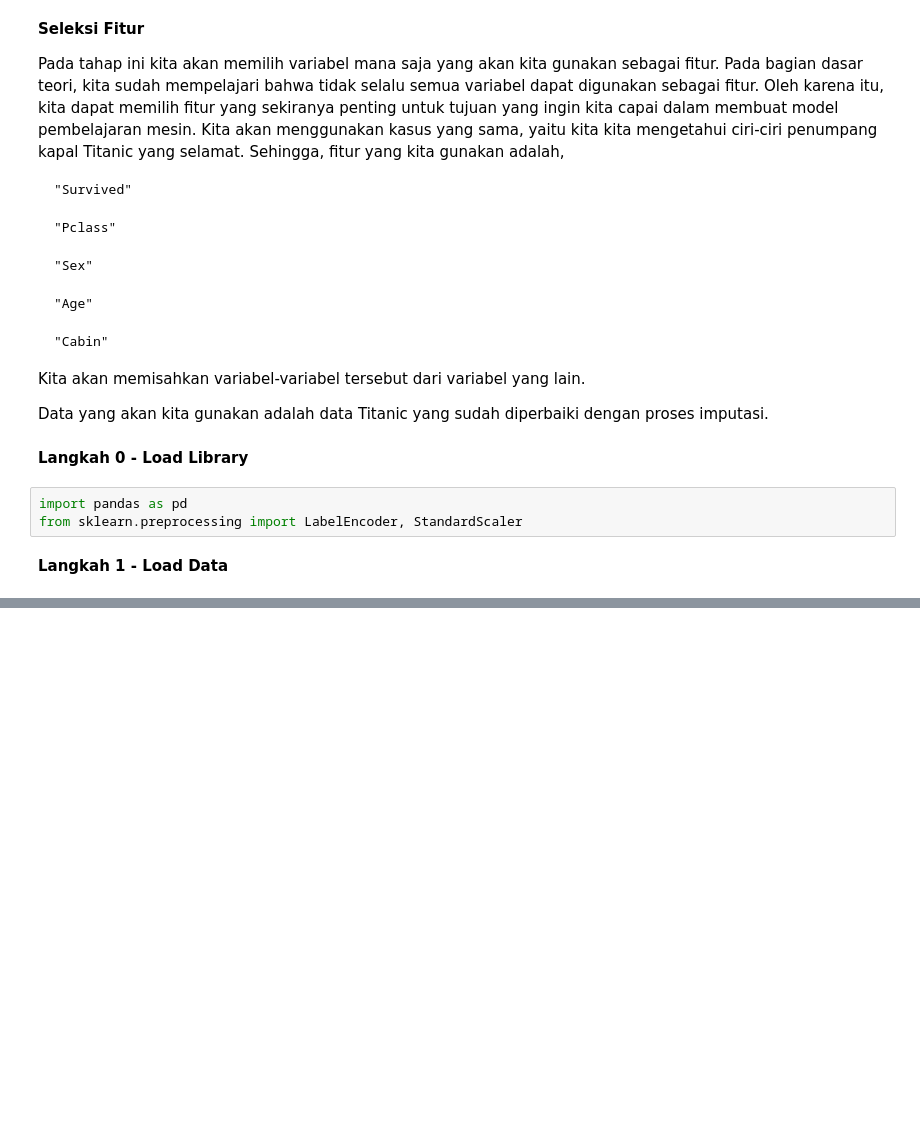
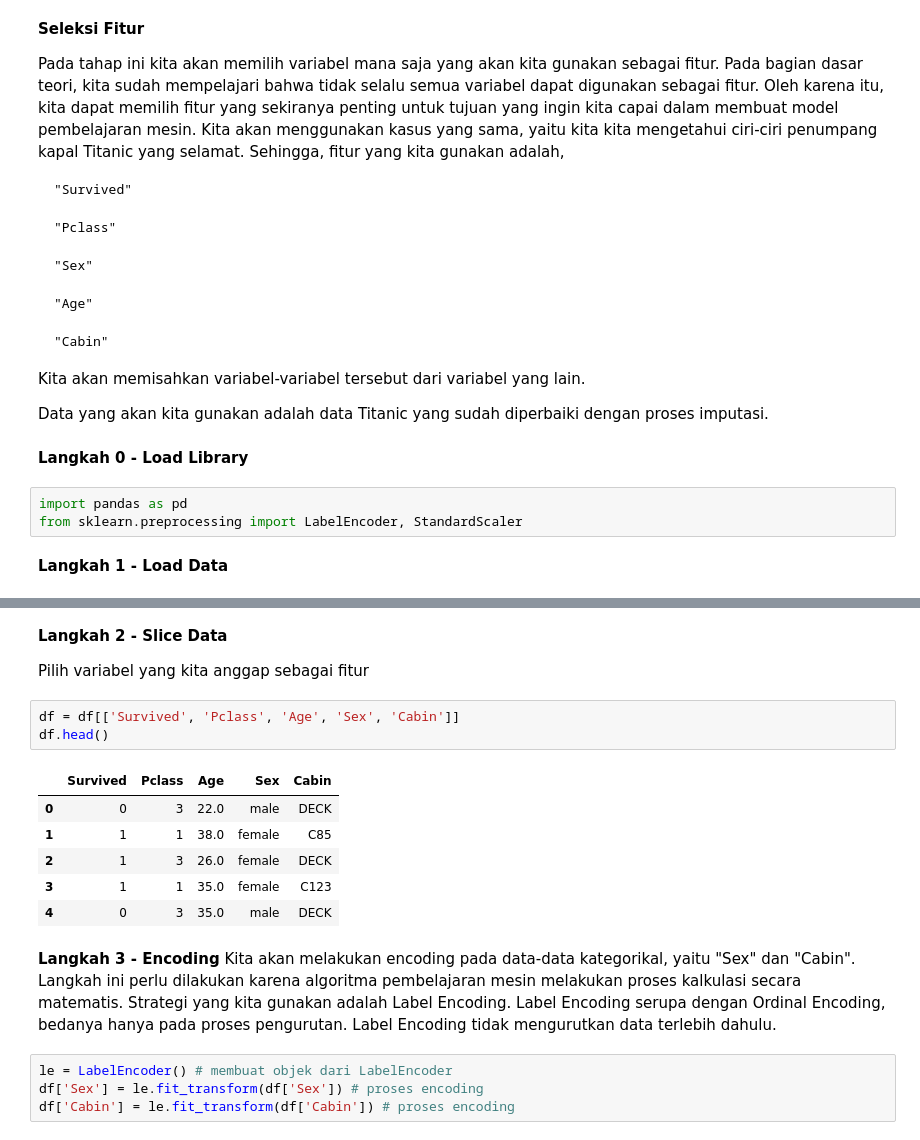
Before and after one commit to Rageel-28/244107020136-Machine-Learning, a Jupyter notebook: JS02/JS02-03.ipynb, the cells around one changed output, grey strips where cells are left out. Cells and saved outputs as stored; diff of their text form; blank space fills up the shorter version.

```diff
--- a/JS02/JS02-03.ipynb
+++ b/JS02/JS02-03.ipynb
@@ -33,0 +39,21 @@ FileNotFoundError: [Errno 2] No such file or directory: 'data/Titanic-Dataset-fi
+# %% [markdown]
+**Langkah 2 - Slice Data**
+
+Pilih variabel yang kita anggap sebagai fitur
+# %%
+df = df[['Survived', 'Pclass', 'Age', 'Sex', 'Cabin']]
+df.head()
+# %% [output]
+|  | Survived | Pclass | Age | Sex | Cabin |
+| 0 | 0 | 3 | 22.0 | male | DECK |
+| 1 | 1 | 1 | 38.0 | female | C85 |
+| 2 | 1 | 3 | 26.0 | female | DECK |
+| 3 | 1 | 1 | 35.0 | female | C123 |
+| 4 | 0 | 3 | 35.0 | male | DECK |
+# %% [markdown]
+**Langkah 3 - Encoding**
+Kita akan melakukan encoding pada data-data kategorikal, yaitu "Sex" dan "Cabin". Langkah ini perlu dilakukan karena algoritma pembelajaran mesin melakukan proses kalkulasi secara matematis. Strategi yang kita gunakan adalah Label Encoding. Label Encoding serupa dengan Ordinal Encoding, bedanya hanya pada proses pengurutan. Label Encoding tidak mengurutkan data terlebih dahulu.
+# %%
+le = LabelEncoder() # membuat objek dari LabelEncoder
+df['Sex'] = le.fit_transform(df['Sex']) # proses encoding
+df['Cabin'] = le.fit_transform(df['Cabin']) # proses encoding
```
Also changed, not shown: parts of 7 cells of this notebook.
